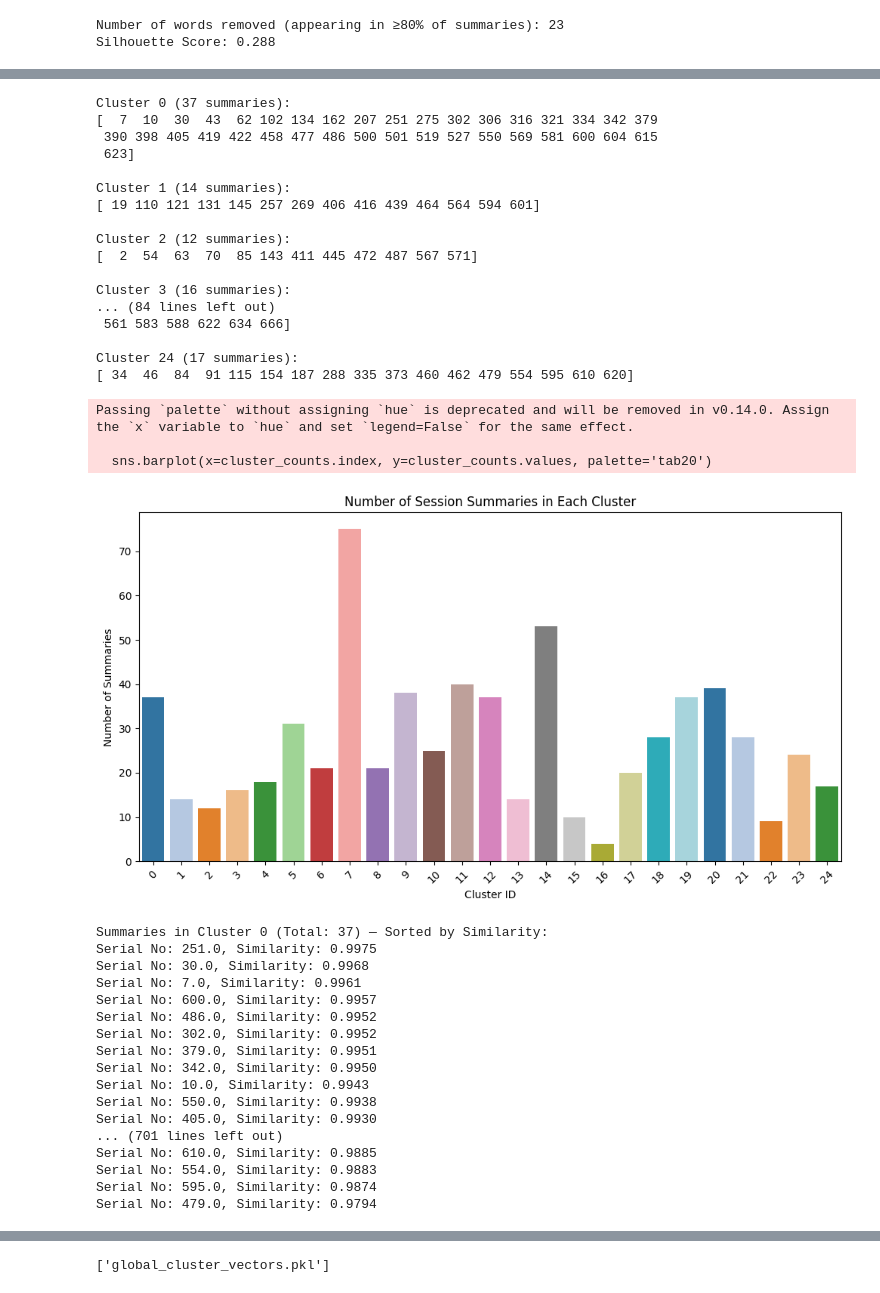
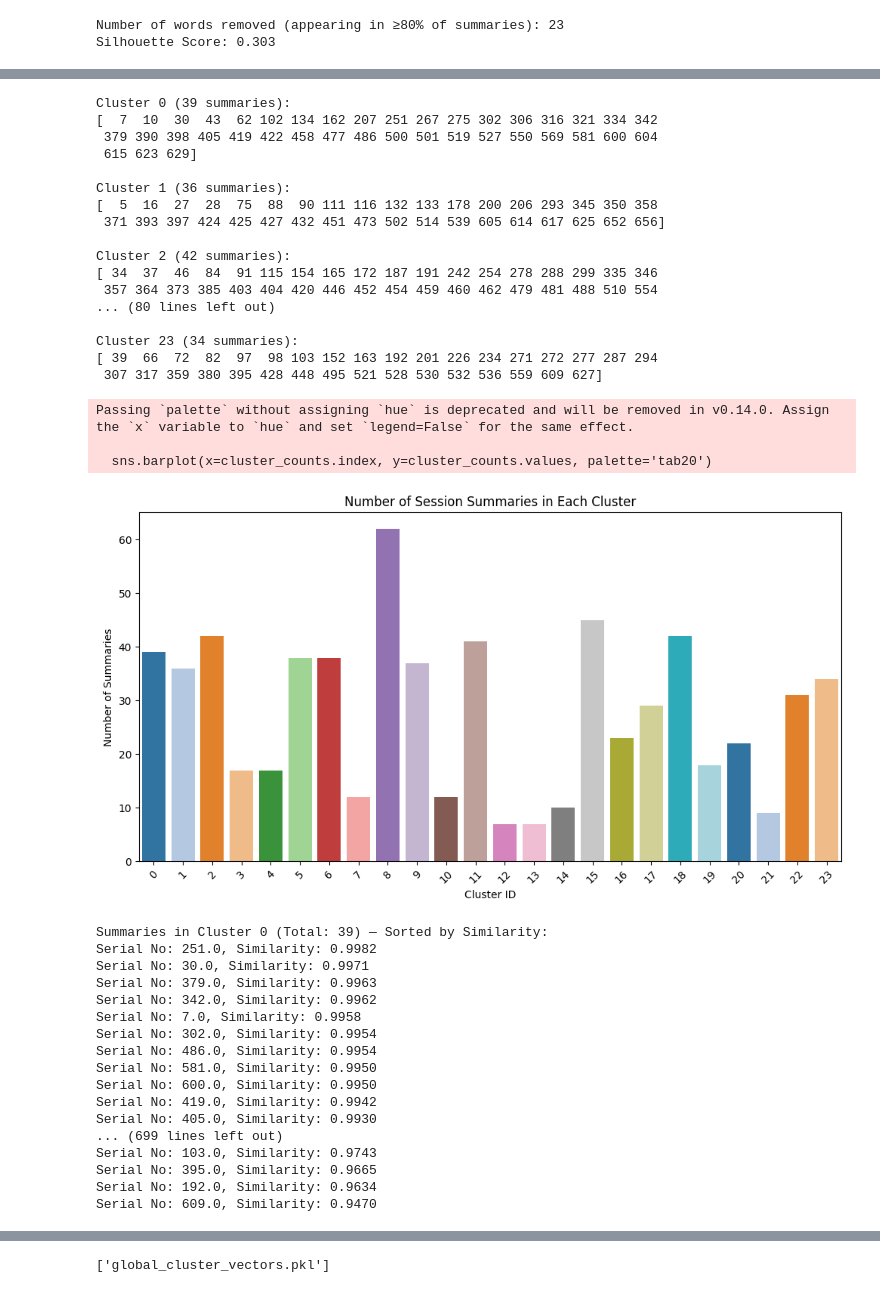
Before and after one commit to chaitanyakeshri/ds203project, a Jupyter notebook: connections.ipynb, the cells around one changed output, grey strips where cells are left out. Saved outputs shown, nothing was run; the diff lists cells and outputs as text; code cells hidden in the pictures.

```diff
--- a/connections.ipynb
+++ b/connections.ipynb
@@ -18,6 +18,8 @@ import joblib
 nltk.download('punkt')
 nltk.download('stopwords')
 nltk.download('wordnet')
+
+NUM_OF_CLUSTERS = 24
 
 # ------------------------
 # 1. Load Data
@@ -75,7 +77,7 @@ X_w2v = np.vstack(df['vector'].values)
 # ------------------------
 # 6. KMeans Clustering (25 sessions)
 # ------------------------
-kmeans = KMeans(n_clusters=25, random_state=42)
+kmeans = KMeans(n_clusters=NUM_OF_CLUSTERS, random_state=42)
 df['w2v_cluster'] = kmeans.fit_predict(X_w2v)
 
 # Silhouette Score
@@ -120,7 +122,7 @@ for idx, row in df.iterrows():
     cluster_groups[cluster_id].append(serial_no)
 
 # Convert to list of arrays
-session_clusters = [np.array(cluster_groups[i]) for i in range(25)]
+session_clusters = [np.array(cluster_groups[i]) for i in range(NUM_OF_CLUSTERS)]
 
 # Display grouped arrays
 for i, cluster in enumerate(session_clusters):
@@ -147,7 +149,7 @@ plt.show()
 # Compute average vector for each cluster
 global_cluster_vectors = {
     cluster_id: np.mean(X_w2v[df['w2v_cluster'] == cluster_id], axis=0)
-    for cluster_id in range(25)
+    for cluster_id in range(NUM_OF_CLUSTERS)
 }
 
 # Dictionary to hold global vectors for each cluster
@@ -156,7 +158,7 @@ from scipy.spatial.distance import cosine
 # Dictionary to store ordered summaries by similarity for each cluster
 ordered_summaries_by_similarity = {}
 
-for cluster_id in range(25):
+for cluster_id in range(NUM_OF_CLUSTERS):
     # Get global vector for the cluster
     global_vector = global_cluster_vectors[cluster_id]
 
@@ -187,4 +189,4 @@ for cluster_id in range(25):
 [nltk_data]     /Users/parthbatwara/nltk_data...
 [nltk_data]   Package wordnet is already up-to-date!
 Number of words removed (appearing in ≥80% of summaries): 23
-Silhouette Score: 0.288
+Silhouette Score: 0.303
@@ -193,41 +195,41 @@ Silhouette Score: 0.288
-Cluster 0 (37 summaries):
-[  7  10  30  43  62 102 134 162 207 251 275 302 306 316 321 334 342 379
- 390 398 405 419 422 458 477 486 500 501 519 527 550 569 581 600 604 615
- 623]
+Cluster 0 (39 summaries):
+[  7  10  30  43  62 102 134 162 207 251 267 275 302 306 316 321 334 342
+ 379 390 398 405 419 422 458 477 486 500 501 519 527 550 569 581 600 604
+ 615 623 629]
 
-Cluster 1 (14 summaries):
-[ 19 110 121 131 145 257 269 406 416 439 464 564 594 601]
+Cluster 1 (36 summaries):
+[  5  16  27  28  75  88  90 111 116 132 133 178 200 206 293 345 350 358
+ 371 393 397 424 425 427 432 451 473 502 514 539 605 614 617 625 652 656]
 
-Cluster 2 (12 summaries):
-[  2  54  63  70  85 143 411 445 472 487 567 571]
+Cluster 2 (42 summaries):
+[ 34  37  46  84  91 115 154 165 172 187 191 242 254 278 288 299 335 346
+ 357 364 373 385 403 404 420 446 452 454 459 460 462 479 481 488 510 554
+... (80 lines left out)
 
-Cluster 3 (16 summaries):
-... (84 lines left out)
- 561 583 588 622 634 666]
-
-Cluster 24 (17 summaries):
-[ 34  46  84  91 115 154 187 288 335 373 460 462 479 554 595 610 620]
+Cluster 23 (34 summaries):
+[ 39  66  72  82  97  98 103 152 163 192 201 226 234 271 272 277 287 294
+ 307 317 359 380 395 428 448 495 521 528 530 532 536 559 609 627]
 Passing `palette` without assigning `hue` is deprecated and will be removed in v0.14.0. Assign the `x` variable to `hue` and set `legend=False` for the same effect.
 
   sns.barplot(x=cluster_counts.index, y=cluster_counts.values, palette='tab20')
-[figure, old version]
+[figure, new version]
-Summaries in Cluster 0 (Total: 37) — Sorted by Similarity:
-Serial No: 251.0, Similarity: 0.9975
-Serial No: 30.0, Similarity: 0.9968
-Serial No: 7.0, Similarity: 0.9961
-Serial No: 600.0, Similarity: 0.9957
-Serial No: 486.0, Similarity: 0.9952
-Serial No: 302.0, Similarity: 0.9952
-Serial No: 379.0, Similarity: 0.9951
-Serial No: 342.0, Similarity: 0.9950
-Serial No: 10.0, Similarity: 0.9943
-Serial No: 550.0, Similarity: 0.9938
+Summaries in Cluster 0 (Total: 39) — Sorted by Similarity:
+Serial No: 251.0, Similarity: 0.9982
+Serial No: 30.0, Similarity: 0.9971
+Serial No: 379.0, Similarity: 0.9963
+Serial No: 342.0, Similarity: 0.9962
+Serial No: 7.0, Similarity: 0.9958
+Serial No: 302.0, Similarity: 0.9954
+Serial No: 486.0, Similarity: 0.9954
+Serial No: 581.0, Similarity: 0.9950
+Serial No: 600.0, Similarity: 0.9950
+Serial No: 419.0, Similarity: 0.9942
 Serial No: 405.0, Similarity: 0.9930
-... (701 lines left out)
-Serial No: 610.0, Similarity: 0.9885
-Serial No: 554.0, Similarity: 0.9883
-Serial No: 595.0, Similarity: 0.9874
-Serial No: 479.0, Similarity: 0.9794
+... (699 lines left out)
+Serial No: 103.0, Similarity: 0.9743
+Serial No: 395.0, Similarity: 0.9665
+Serial No: 192.0, Similarity: 0.9634
+Serial No: 609.0, Similarity: 0.9470
 # %%
 from scipy.spatial.distance import cosine
 
```
Also changed, not shown: parts of 5 cells of this notebook, 3 other files.
